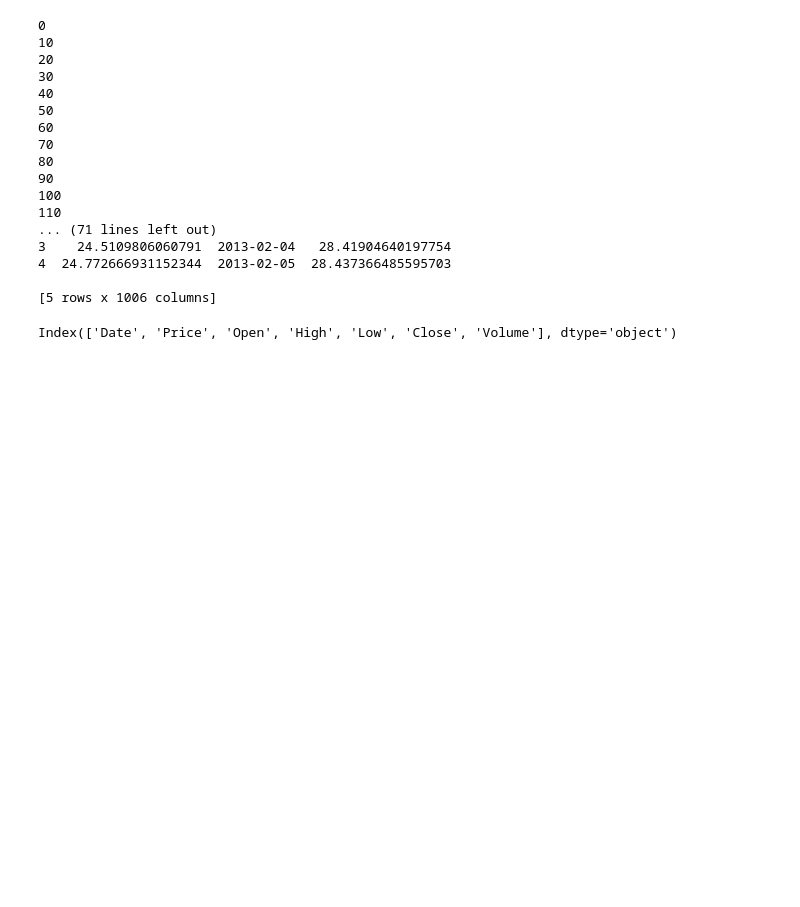
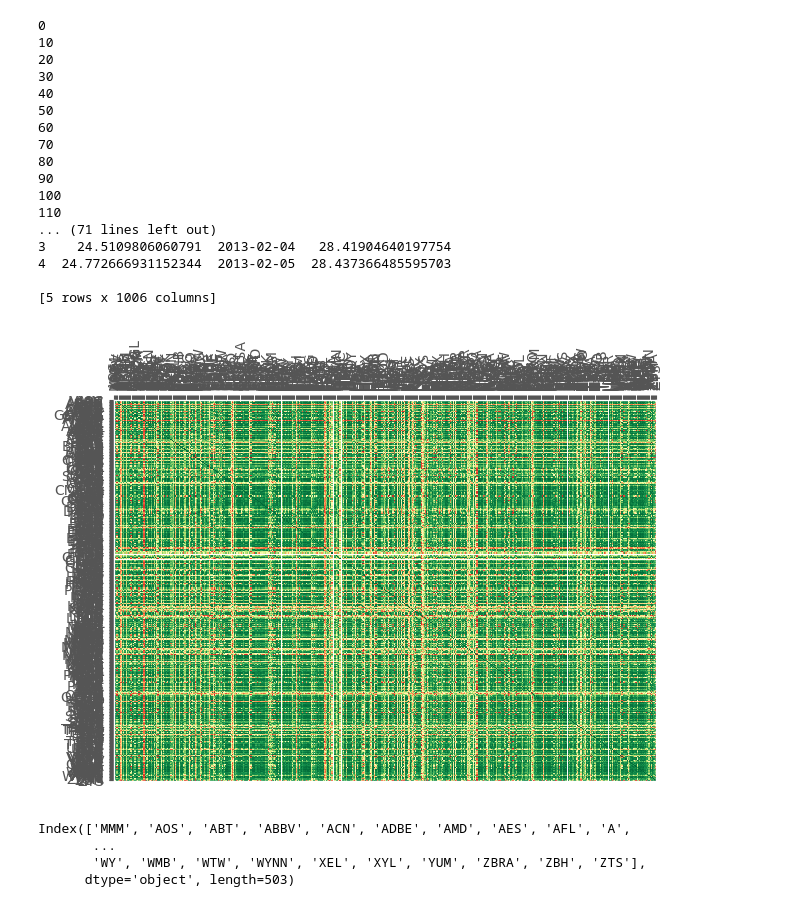
Before and after one commit to shayanshater/Predicting_stock_prices_with_ML, a Jupyter notebook: Stock_prices_2/Main.ipynb, the cells around one changed output. Saved outputs shown, nothing was run; the diff lists cells and outputs as text; code cells hidden in the pictures; blank space fills up the shorter version.

Commit message:
added a wroking, GUI based, non duplicate correlation graph.

```diff
--- a/Stock_prices_2/Main.ipynb
+++ b/Stock_prices_2/Main.ipynb
@@ -165,12 +180,66 @@ compile_data()
 4  24.772666931152344  2013-02-05  28.437366485595703
 
 [5 rows x 1006 columns]
-# %%
-with open("sp500tickers.pickle",'rb') as f:
-        tickers = pickle.load(f)
-main_df = pd.DataFrame()
-
-df = pd.read_csv('stock_dfs/AAPL.csv')
-df.columns = ['Date','Price', 'Open', 'High', 'Low', 'Close', 'Volume']
-# %% [output]
-Index(['Date', 'Price', 'Open', 'High', 'Low', 'Close', 'Volume'], dtype='object')
+# %%
+%matplotlib ipympl
+def visualize_data():
+    # Load the CSV
+    df = pd.read_csv('sp500_joined_closes.csv')
+    df = df.loc[:, ~df.columns.str.startswith('Price')]
+    df = df.loc[:, ~df.columns.str.startswith('Unnamed')]
+    # Ensure numeric conversion for all applicable columns
+    for column in df.columns:
+        df[column] = pd.to_numeric(df[column], errors='coerce')
+
+    # Drop non-numeric columns if any still exist
+    numeric_df = df.select_dtypes(include=['number'])
+
+    # Calculate the correlation matrix
+    df_corr = numeric_df.corr()
+
+    # Print the head of the correlation matrix
+    #print(df_corr)
+
+    data = df_corr.values
+
+    fig = plt.figure()
+    ax = fig.add_subplot(1,1,1)
+    heatmap = ax.pcolor(data, cmap= plt.cm.RdYlGn)
+    ax.set_xticks(np.arange(data.shape[0]) + 0.5, minor = False)
+    ax.set_yticks(np.arange(data.shape[1]) + 0.5, minor = False)
+    ax.invert_yaxis()
+    ax.xaxis.tick_top()
+
+    column_labels = df_corr.columns
+    row_labels = df_corr.index
+
+
+    ax.set_xticklabels(column_labels)
+    ax.set_yticklabels(row_labels)
+    plt.xticks(rotation=90)
+    heatmap.set_clim(-1,1)
+    plt.tight_layout()
+    plt.show()
+
+
+visualize_data()
+# %% [output]
+[figure, added]
+# %%
+def visualize_data():
+    # Load the CSV
+    df = pd.read_csv('sp500_joined_closes.csv')
+
+    # Ensure numeric conversion for all applicable columns
+    #for column in df.columns:
+        #df[column] = pd.to_numeric(df[column], errors='coerce')
+    df = df.loc[:, ~df.columns.str.startswith('Price')]
+    df = df.loc[:, ~df.columns.str.startswith('Unnamed')]
+    print(df.columns)
+
+visualize_data()
+# %% [output]
+Index(['MMM', 'AOS', 'ABT', 'ABBV', 'ACN', 'ADBE', 'AMD', 'AES', 'AFL', 'A',
+       ...
+       'WY', 'WMB', 'WTW', 'WYNN', 'XEL', 'XYL', 'YUM', 'ZBRA', 'ZBH', 'ZTS'],
+      dtype='object', length=503)
```
Also changed, not shown: parts of 1 cell of this notebook.
